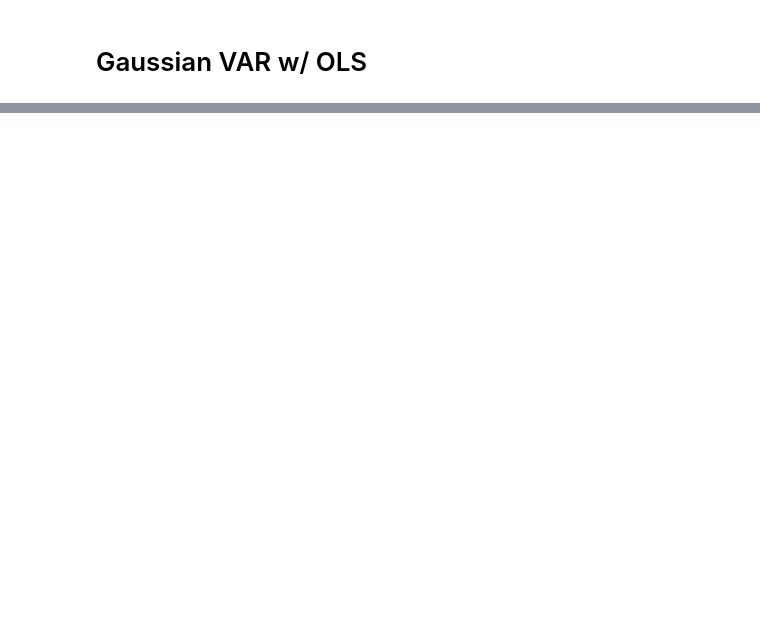
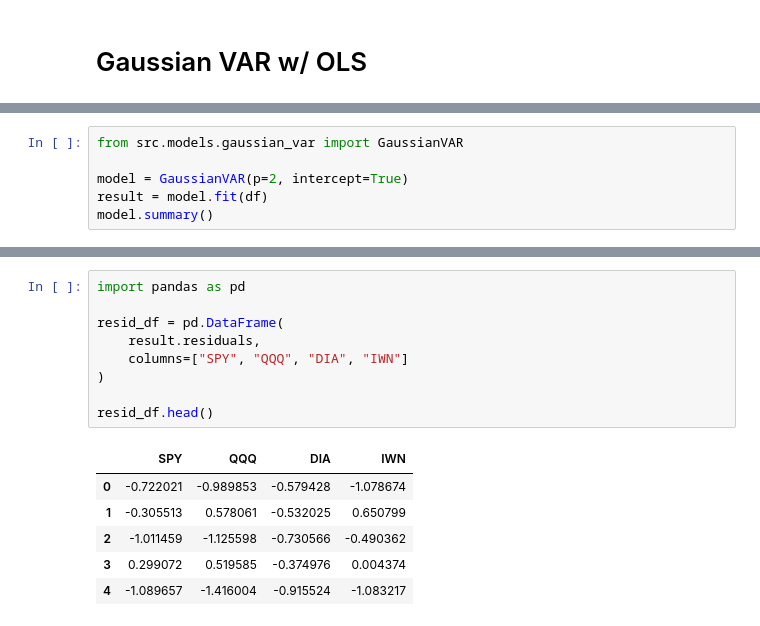
Before and after one commit to JonathanMa03/pmlproject-MaZhuTao-SP26, a Jupyter notebook: test_notebook.ipynb, the cells around one changed output, grey strips where cells are left out. Drawn from its saved outputs; the diff is of its cells as text; blank space fills up the shorter version.

```diff
--- a/test_notebook.ipynb
+++ b/test_notebook.ipynb
@@ -62,0 +65,6 @@ The autoreload extension is already loaded. To reload it, use:
+# %%
+from src.models.gaussian_var import GaussianVAR
+
+model = GaussianVAR(p=2, intercept=True)
+result = model.fit(df)
+model.summary()
@@ -62,0 +97,16 @@ The autoreload extension is already loaded. To reload it, use:
+# %%
+import pandas as pd
+
+resid_df = pd.DataFrame(
+    result.residuals,
+    columns=["SPY", "QQQ", "DIA", "IWN"]
+)
+
+resid_df.head()
+# %% [output]
+|  | SPY | QQQ | DIA | IWN |
+| 0 | -0.722021 | -0.989853 | -0.579428 | -1.078674 |
+| 1 | -0.305513 | 0.578061 | -0.532025 | 0.650799 |
+| 2 | -1.011459 | -1.125598 | -0.730566 | -0.490362 |
+| 3 | 0.299072 | 0.519585 | -0.374976 | 0.004374 |
+| 4 | -1.089657 | -1.416004 | -0.915524 | -1.083217 |
```
Also changed, not shown: parts of 17 cells of this notebook, 2 other files.
